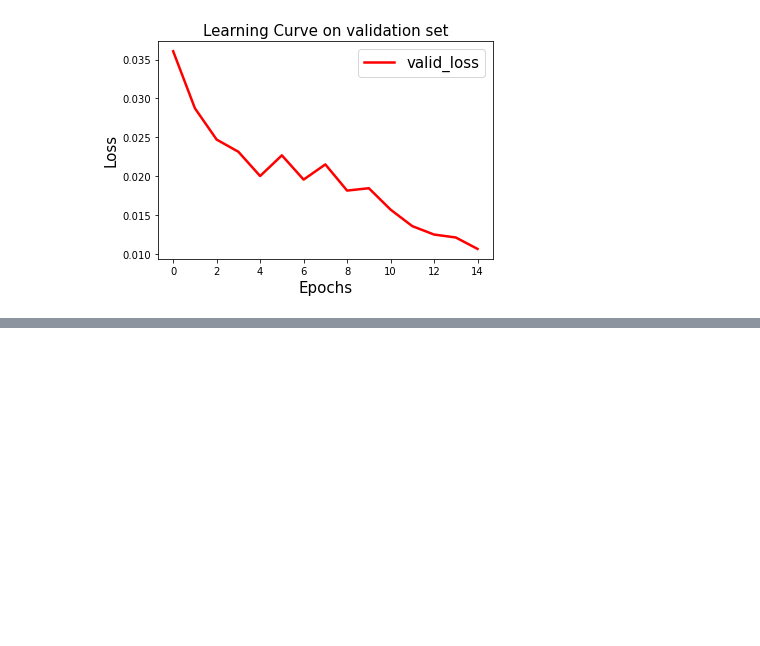
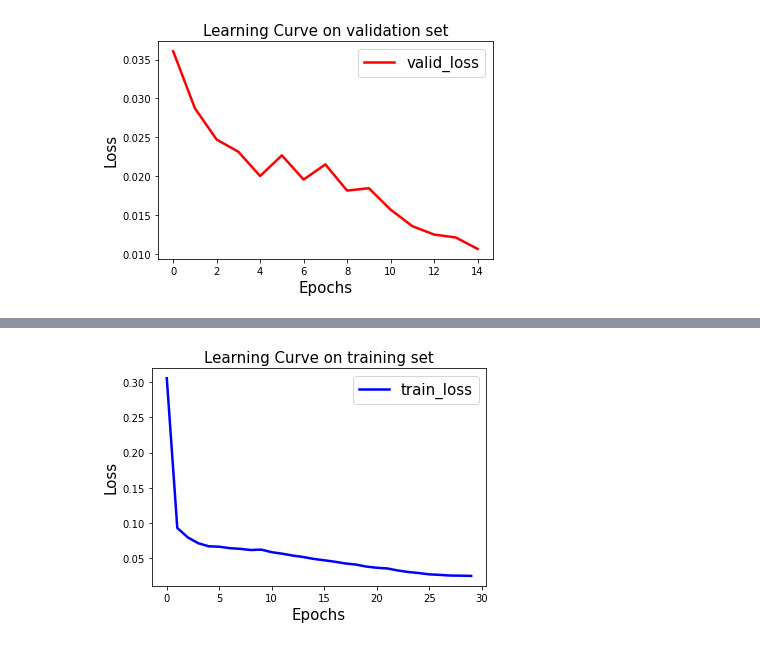
Before and after one commit to AI-for-Ocean-Science/ulmo, a Jupyter notebook: papers/SSL/Figures/Learning_curve_plots.ipynb, the cells around one changed output, grey strips where cells are left out. Saved outputs shown, nothing was run; the diff lists cells and outputs as text; code cells hidden in the pictures; blank space fills up the shorter version.

```diff
--- a/papers/SSL/Figures/Learning_curve_plots.ipynb
+++ b/papers/SSL/Figures/Learning_curve_plots.ipynb
@@ -80,0 +122,10 @@ plt.savefig('learning_curve_valid_full.png', dpi=100)
+# %%
+plt.figure()
+plt.plot(loss_train, label='train_loss', linewidth=2.5, color='blue')
+plt.xlabel('Epochs', fontsize=15)
+plt.ylabel('Loss', fontsize=15)
+plt.title('Learning Curve on training set', fontsize=15)
+plt.legend(fontsize=15)
+plt.savefig('learning_curve_train.png', dpi=100)
+# %% [output]
+[figure, added]
```
Also changed, not shown: parts of 7 cells of this notebook.
